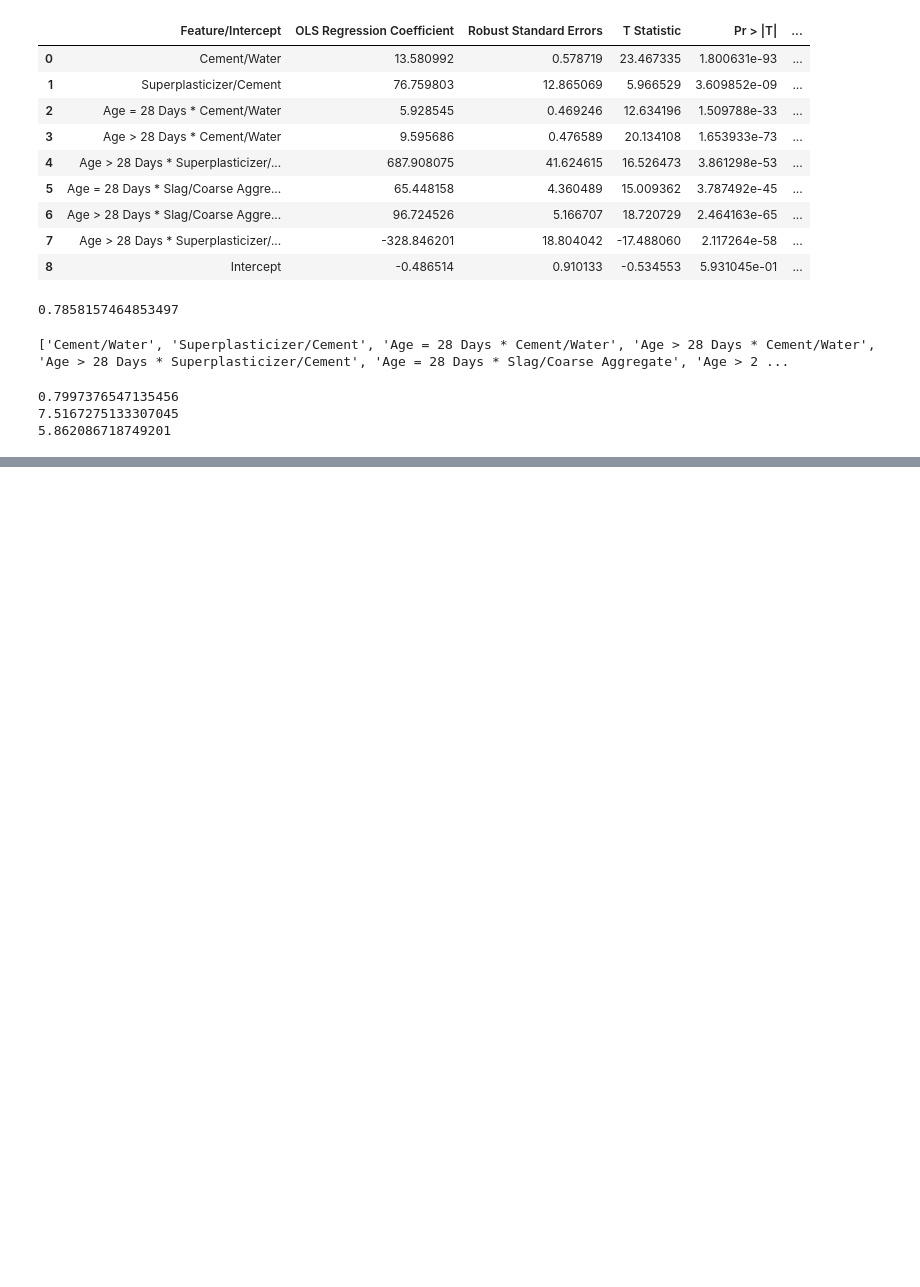
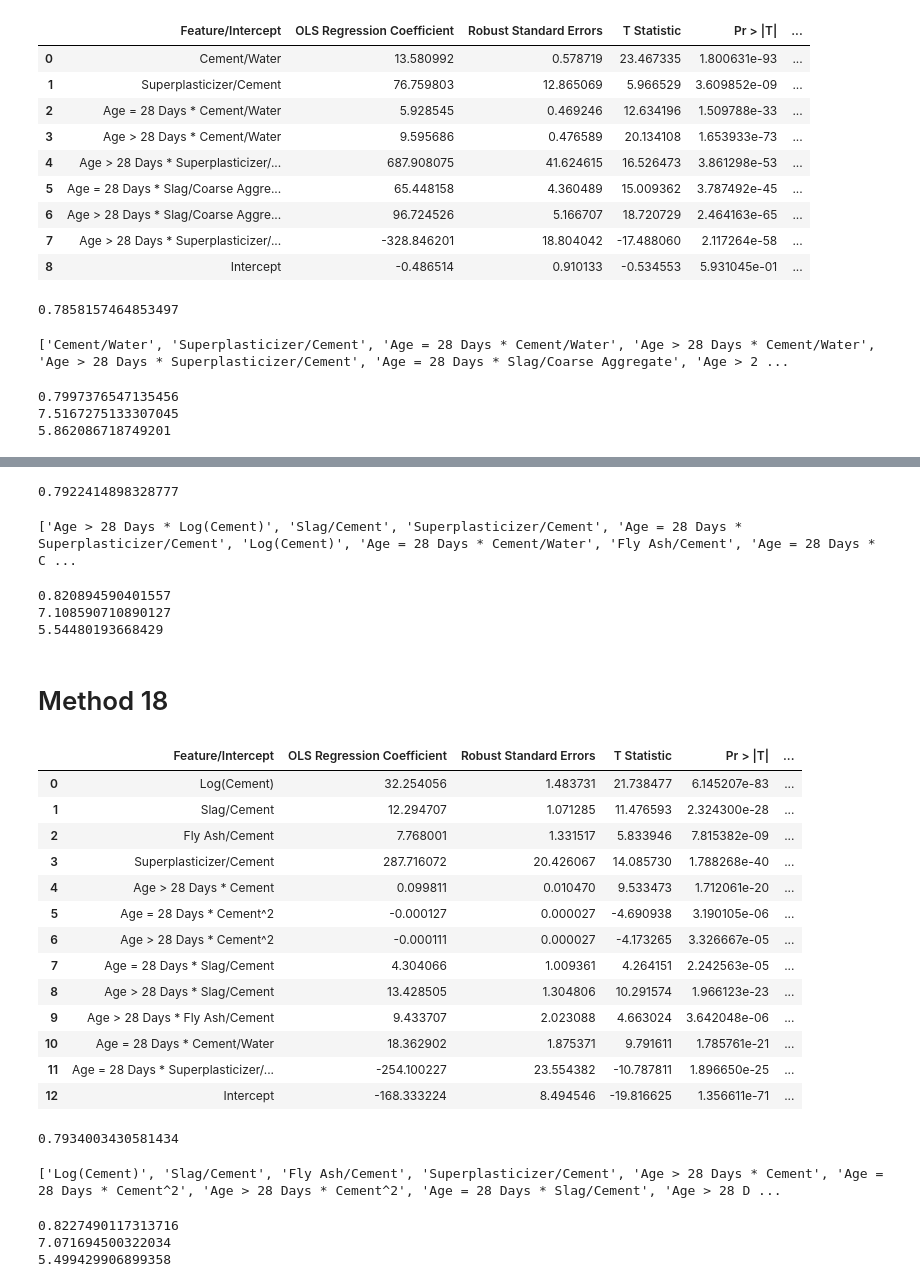
Before and after one commit to amitg3-ucb/w203_lab2, a Jupyter notebook: Data Cleaning and Model Development.ipynb, the cells around one changed output, grey strips where cells are left out. Cells and saved outputs as stored; diff of their text form; code cells hidden in the pictures; blank space fills up the shorter version.

```diff
--- a/Data Cleaning and Model Development.ipynb
+++ b/Data Cleaning and Model Development.ipynb
@@ -998,0 +1196,57 @@ print(mean_absolute_error(test_data.iloc[:,-1],preds)) #OUT OF SAMPLE MAE
+# %%
+model17_adjusted_r2
+# %% [output]
+0.7922414898328777
+# %%
+print(model17_colnames)
+# %% [output]
+['Age > 28 Days * Log(Cement)', 'Slag/Cement', 'Superplasticizer/Cement', 'Age = 28 Days * Superplasticizer/Cement', 'Log(Cement)', 'Age = 28 Days * Cement/Water', 'Fly Ash/Cement', 'Age = 28 Days * C ...
+# %%
+# METHOD 16 FINAL MODEL, EVALUATION ON TEST DATA
+preds = model17.predict(test_data.iloc[:,:-1][model17_colnames]) #CAPTURE PREDICTIONS
+print(r2_score(test_data.iloc[:,-1],preds)) #OUT OF SAMPLE R2
+print(mean_squared_error(test_data.iloc[:,-1],preds,squared=False)) #OUT OF SAMPLE RMSE
+print(mean_absolute_error(test_data.iloc[:,-1],preds)) #OUT OF SAMPLE MAE
+# %% [output]
+0.820894590401557
+7.108590710890127
+5.54480193668429
+# %% [markdown]
+# Method 18
+# %%
+model18, model18_results, model18_adjusted_r2,model18_colnames = backward_stepwise_cv(training_features[cement_cols],training_labels,0.001)
+# %%
+model18_results
+# %% [output]
+|  | Feature/Intercept | OLS Regression Coefficient | Robust Standard Errors | T Statistic | Pr > |T| | ... |
+| 0 | Log(Cement) | 32.254056 | 1.483731 | 21.738477 | 6.145207e-83 | ... |
+| 1 | Slag/Cement | 12.294707 | 1.071285 | 11.476593 | 2.324300e-28 | ... |
+| 2 | Fly Ash/Cement | 7.768001 | 1.331517 | 5.833946 | 7.815382e-09 | ... |
+| 3 | Superplasticizer/Cement | 287.716072 | 20.426067 | 14.085730 | 1.788268e-40 | ... |
+| 4 | Age > 28 Days * Cement | 0.099811 | 0.010470 | 9.533473 | 1.712061e-20 | ... |
+| 5 | Age = 28 Days * Cement^2 | -0.000127 | 0.000027 | -4.690938 | 3.190105e-06 | ... |
+| 6 | Age > 28 Days * Cement^2 | -0.000111 | 0.000027 | -4.173265 | 3.326667e-05 | ... |
+| 7 | Age = 28 Days * Slag/Cement | 4.304066 | 1.009361 | 4.264151 | 2.242563e-05 | ... |
+| 8 | Age > 28 Days * Slag/Cement | 13.428505 | 1.304806 | 10.291574 | 1.966123e-23 | ... |
+| 9 | Age > 28 Days * Fly Ash/Cement | 9.433707 | 2.023088 | 4.663024 | 3.642048e-06 | ... |
+| 10 | Age = 28 Days * Cement/Water | 18.362902 | 1.875371 | 9.791611 | 1.785761e-21 | ... |
+| 11 | Age = 28 Days * Superplasticizer/... | -254.100227 | 23.554382 | -10.787811 | 1.896650e-25 | ... |
+| 12 | Intercept | -168.333224 | 8.494546 | -19.816625 | 1.356611e-71 | ... |
+# %%
+model18_adjusted_r2
+# %% [output]
+0.7934003430581434
+# %%
+print(model18_colnames)
+# %% [output]
+['Log(Cement)', 'Slag/Cement', 'Fly Ash/Cement', 'Superplasticizer/Cement', 'Age > 28 Days * Cement', 'Age = 28 Days * Cement^2', 'Age > 28 Days * Cement^2', 'Age = 28 Days * Slag/Cement', 'Age > 28 D ...
+# %%
+# METHOD 18 FINAL MODEL, EVALUATION ON TEST DATA
+preds = model18.predict(test_data.iloc[:,:-1][model18_colnames]) #CAPTURE PREDICTIONS
+print(r2_score(test_data.iloc[:,-1],preds)) #OUT OF SAMPLE R2
+print(mean_squared_error(test_data.iloc[:,-1],preds,squared=False)) #OUT OF SAMPLE RMSE
+print(mean_absolute_error(test_data.iloc[:,-1],preds)) #OUT OF SAMPLE MAE
+# %% [output]
+0.8227490117313716
+7.071694500322034
+5.499429906899358
```
Also changed, not shown: parts of 28 cells of this notebook, 3 other files.
